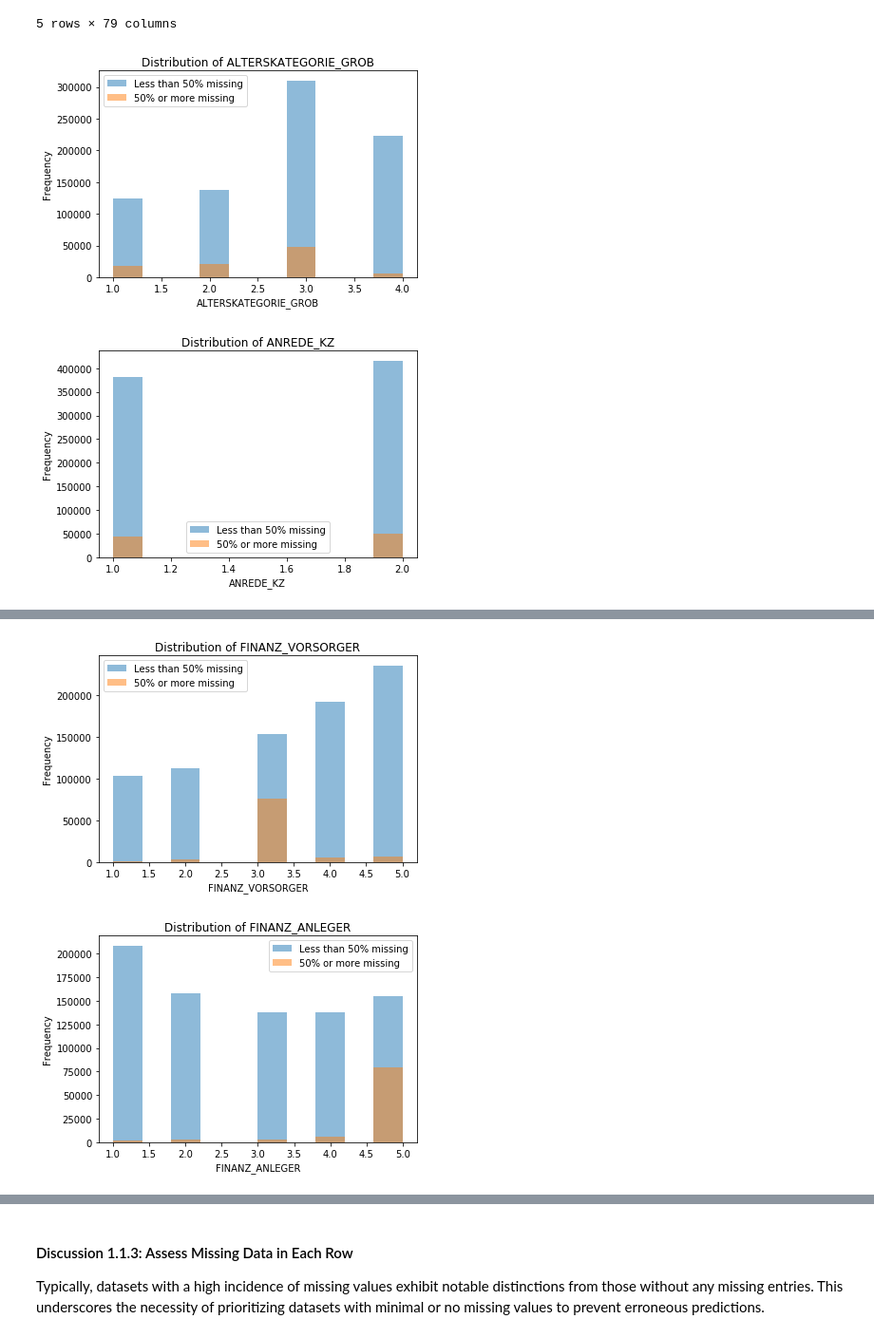
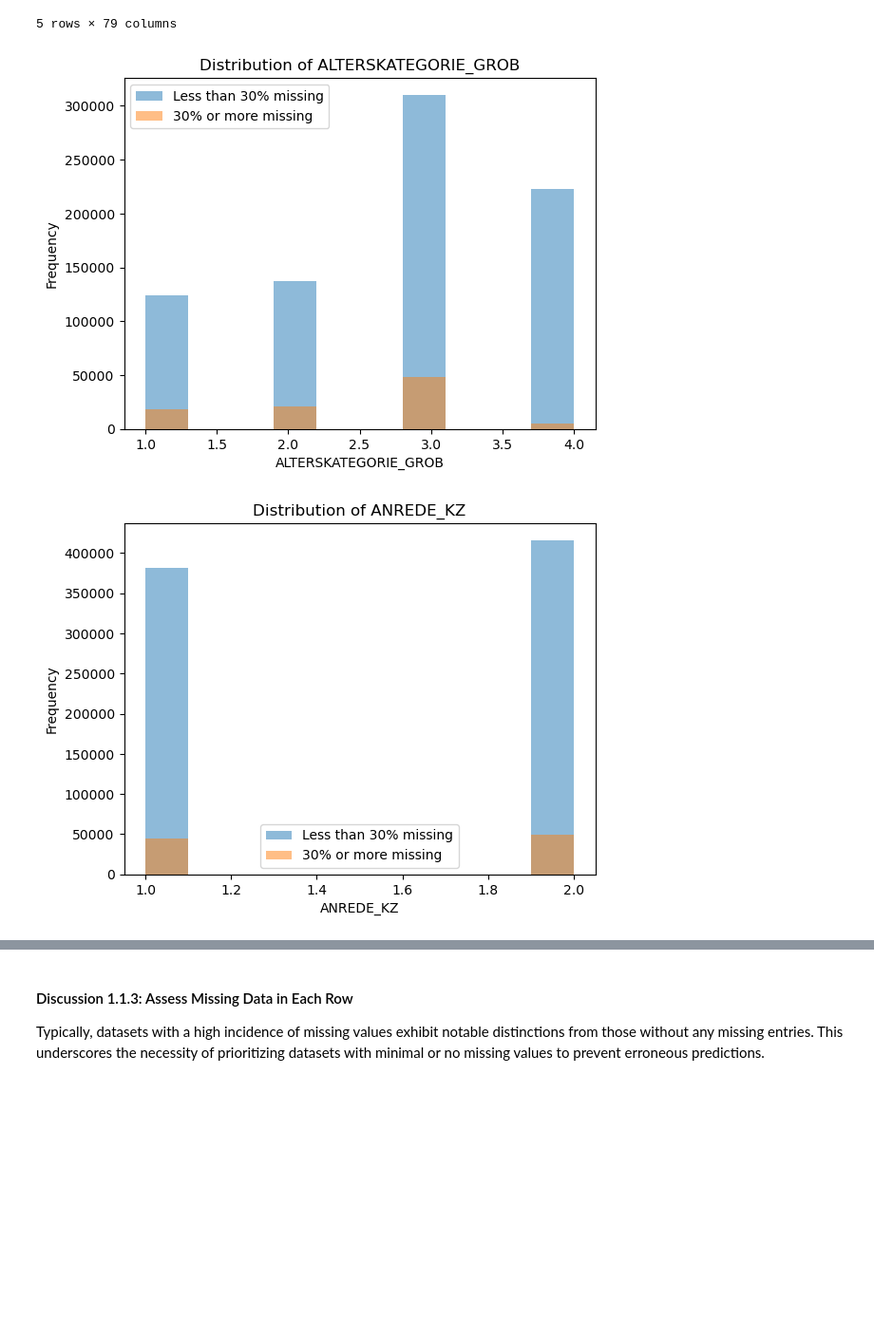
Before and after one commit to aimolytics/udacity-identify-customer-segmentation, a Jupyter notebook: Identify_Customer_Segments.ipynb, the cells around one changed output, grey strips where cells are left out. Shown at 95% size. Saved outputs shown, nothing was run; the diff lists cells and outputs as text; code cells hidden in the pictures; blank space fills up the shorter version.

```diff
--- a/Identify_Customer_Segments.ipynb
+++ b/Identify_Customer_Segments.ipynb
@@ -270,0 +238,3 @@ dtype: float64
+# %%
+percent_missing_column_30 = outliers_percentage[outliers_percentage > 30]
+percent_missing_column_30
@@ -271,10 +249,7 @@ dtype: float64
 # %%
 # Remove the outlier columns from the dataset. (You'll perform other data
 # engineering tasks such as re-encoding and imputation later.)
-for attribute, value in outliers_percentage.items():
-    if value >= 30:
-        azdias_dt.drop(columns=attribute, inplace=True)
-        #feat_info.drop(columns=attribute, inplace=True)
+azdias_dt.drop(percent_missing_column_30.index, axis=1, inplace=True)
 # %%
 azdias_dt.head()
 # %% [output]
@@ -360,7 +333,8 @@ outliers_rows_filter[:10]
 # %%
 # divide the data
-df_row_less_30 = azdias_dt[outliers_percentage_rows < 30]
-df_row_more_30 = azdias_dt[outliers_percentage_rows >= 30]
+threshold = 30
+df_row_less_30 = azdias_dt[outliers_percentage_rows < threshold]
+df_row_more_30 = azdias_dt[outliers_percentage_rows >= threshold]
 # %%
 print(df_row_less_30.shape)
 df_row_less_30.head()
@@ -388,20 +362,24 @@ df_row_more_30.head()
 # %%
 # Compare the distribution of values for at least five columns where there are
 # no or few missing values, between the two subsets.
 
-threshold = 5
+threshold = 30
+
 columns_with_few_missing = azdias_dt.columns[azdias_dt.isnull().mean() * 100 < threshold]
 
-columns_to_compare = columns_with_few_missing[:8]
+if len(columns_with_few_missing) < 5:
+    print("There are not enough columns with few missing values to compare.")
+else:
+    columns_to_compare = columns_with_few_missing[:5]
 
-for col in columns_to_compare:
-    plt.hist(df_row_less_30[col].dropna(), alpha=0.5, label='Less than 50% missing')
-    plt.hist(df_row_more_30[col].dropna(), alpha=0.5, label='50% or more missing')
-    plt.xlabel(col)
-    plt.ylabel('Frequency')
-    plt.legend()
-    plt.title(f'Distribution of {col}')
-    plt.show()
+    for col in columns_to_compare:
+        plt.hist(df_row_less_30[col].dropna(), alpha=0.5, label='Less than 30% missing')
+        plt.hist(df_row_more_30[col].dropna(), alpha=0.5, label='30% or more missing')
+        plt.xlabel(col)
+        plt.ylabel('Frequency')
+        plt.legend()
+        plt.title(f'Distribution of {col}')
+        plt.show()
 # %% [output]
-[figure, old version]
+[figure, new version]
-[figure, old version]
+[figure, new version]
@@ -411,2 +388,0 @@ for col in columns_to_compare:
-[figure, removed]
-[figure, removed]
```
Also changed, not shown: parts of 71 cells of this notebook.
